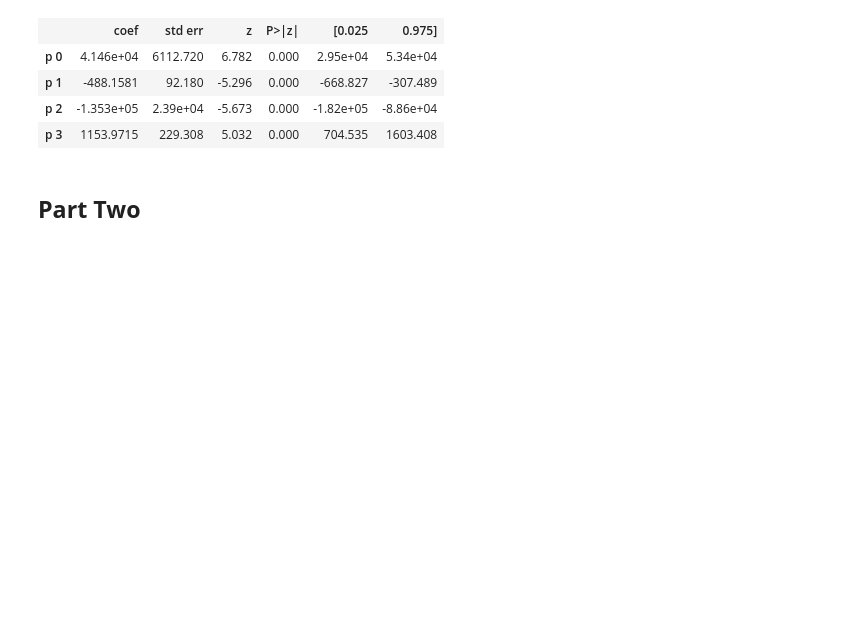
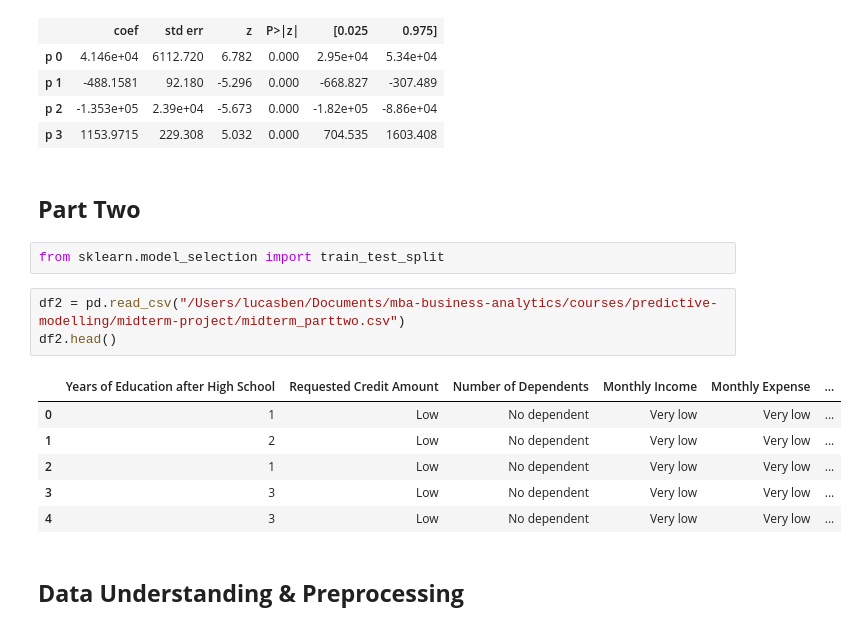
Before and after one commit to lucas-ben/mba-business-analytics, a Jupyter notebook: courses/predictive-modelling/midterm-project/OMIS_midterm.ipynb, the cells around one changed output. Cells and saved outputs as stored; diff of their text form; blank space fills up the shorter version.

```diff
--- a/courses/predictive-modelling/midterm-project/OMIS_midterm.ipynb
+++ b/courses/predictive-modelling/midterm-project/OMIS_midterm.ipynb
@@ -121,3 +119,17 @@ gmm Results
 | p 3 | 1153.9715 | 229.308 | 5.032 | 0.000 | 704.535 | 1603.408 |
 # %% [markdown]
 ## **Part Two**
+# %%
+from sklearn.model_selection import train_test_split
+# %%
+df2 = pd.read_csv("/Users/lucasben/Documents/mba-business-analytics/courses/predictive-modelling/midterm-project/midterm_parttwo.csv")
+df2.head()
+# %% [output]
+|  | Years of Education after High School | Requested Credit Amount | Number of Dependents | Monthly Income | Monthly Expense | ... |
+| 0 | 1 | Low | No dependent | Very low | Very low | ... |
+| 1 | 2 | Low | No dependent | Very low | Very low | ... |
+| 2 | 1 | Low | No dependent | Very low | Very low | ... |
+| 3 | 3 | Low | No dependent | Very low | Very low | ... |
+| 4 | 3 | Low | No dependent | Very low | Very low | ... |
+# %% [markdown]
+## **Data Understanding & Preprocessing**
```
Also changed, not shown: parts of 15 cells of this notebook, 1 other file.
